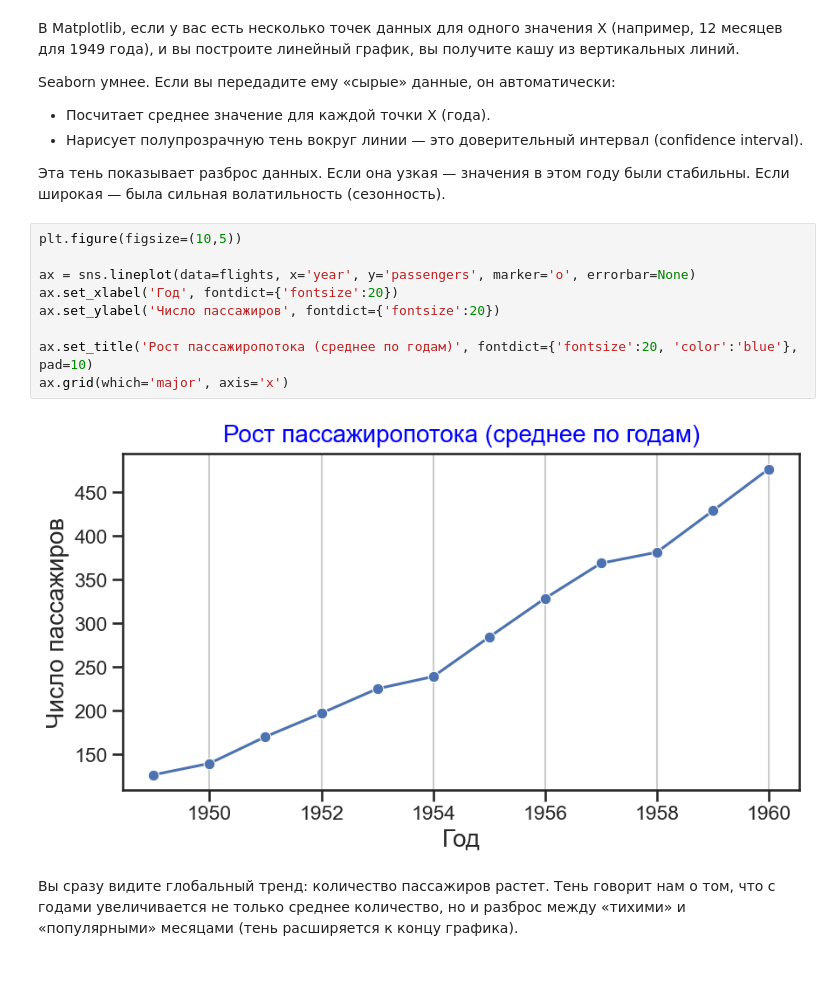
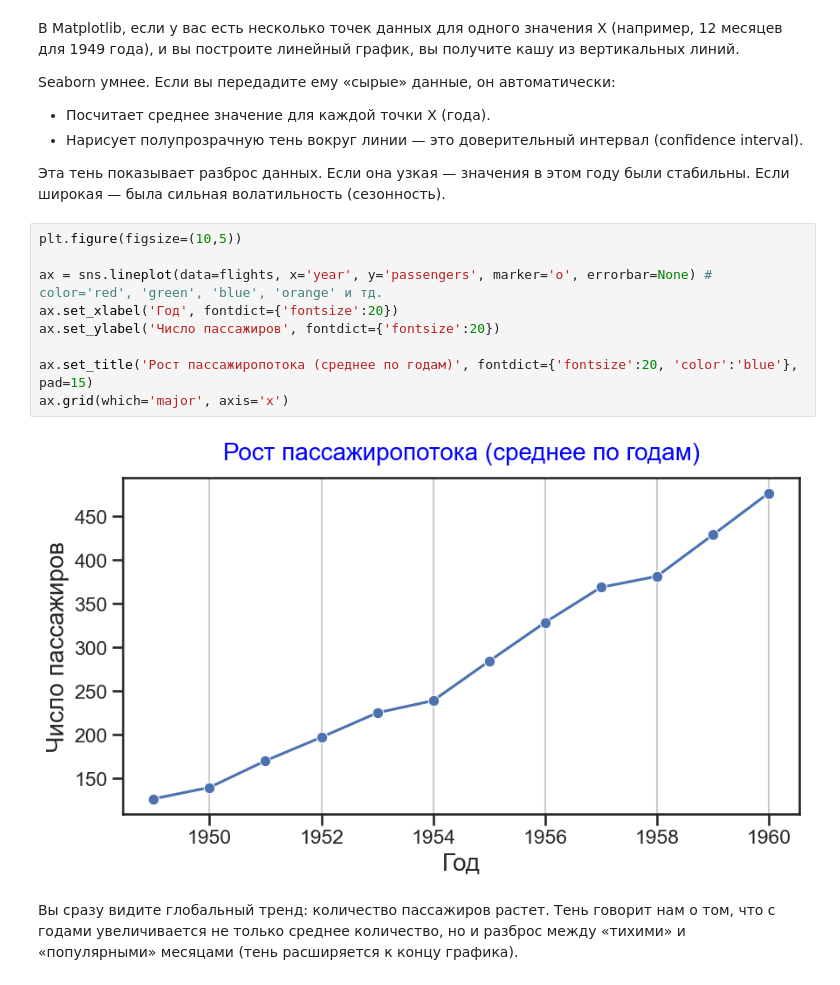
Before and after one commit to ryaguzov2020-a11y/Learning, a Jupyter notebook: Matplotlib/Seaborn.ipynb, the cells around one changed output. Drawn from its saved outputs; the diff is of its cells as text.

```diff
--- a/Matplotlib/Seaborn.ipynb
+++ b/Matplotlib/Seaborn.ipynb
@@ -210,14 +240,14 @@ Seaborn умнее. Если вы передадите ему «сырые» д
 # %%
 plt.figure(figsize=(10,5))
 
-ax = sns.lineplot(data=flights, x='year', y='passengers', marker='o', errorbar=None)
+ax = sns.lineplot(data=flights, x='year', y='passengers', marker='o', errorbar=None) # color='red', 'green', 'blue', 'orange' и тд.
 ax.set_xlabel('Год', fontdict={'fontsize':20})
 ax.set_ylabel('Число пассажиров', fontdict={'fontsize':20})
 
-ax.set_title('Рост пассажиропотока (среднее по годам)', fontdict={'fontsize':20, 'color':'blue'}, pad=10)
+ax.set_title('Рост пассажиропотока (среднее по годам)', fontdict={'fontsize':20, 'color':'blue'}, pad=15)
 ax.grid(which='major', axis='x')
 # %% [output]
-[figure, old version]
+[figure, new version]
 # %% [markdown]
 Вы сразу видите глобальный тренд: количество пассажиров растет. Тень говорит нам о том, что с годами увеличивается не только среднее количество, но и разброс между «тихими» и «популярными» месяцами (тень расширяется к концу графика).
 # %% [markdown]
```
Also changed, not shown: parts of 11 cells of this notebook.
